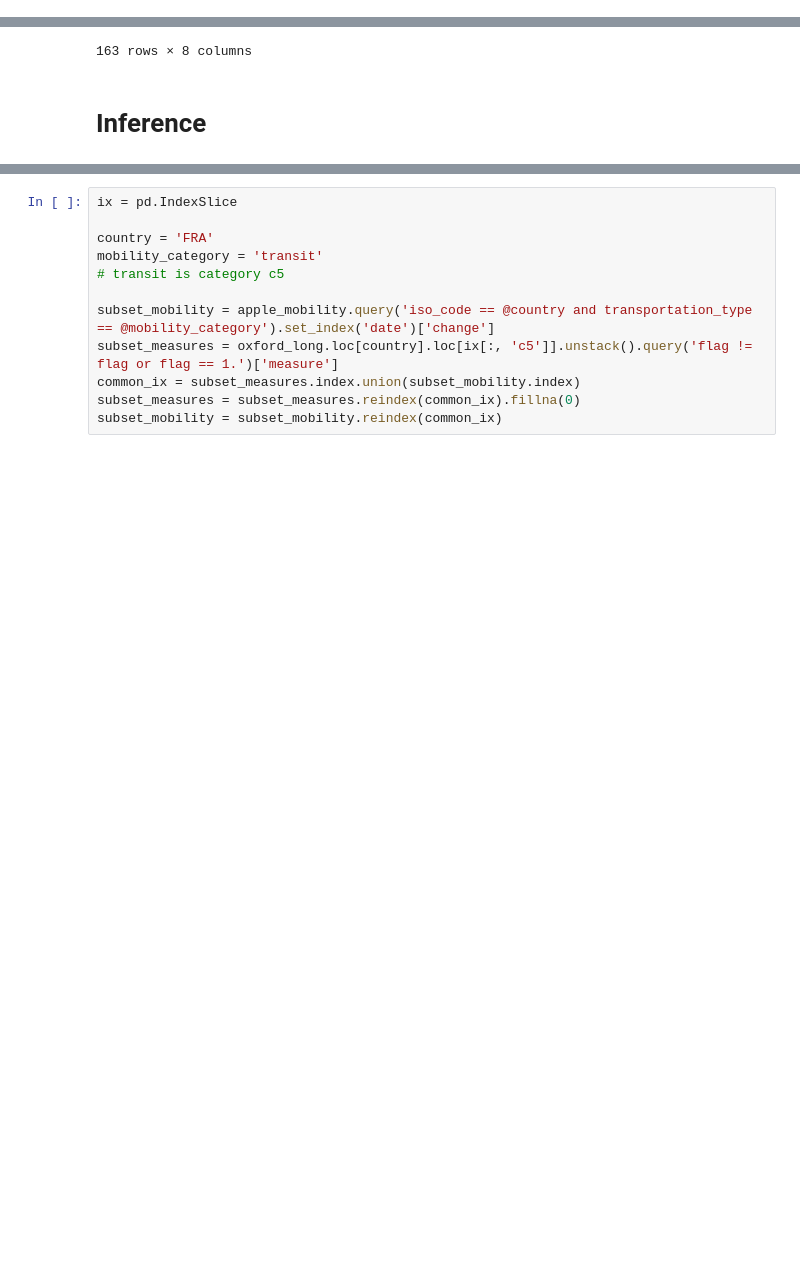
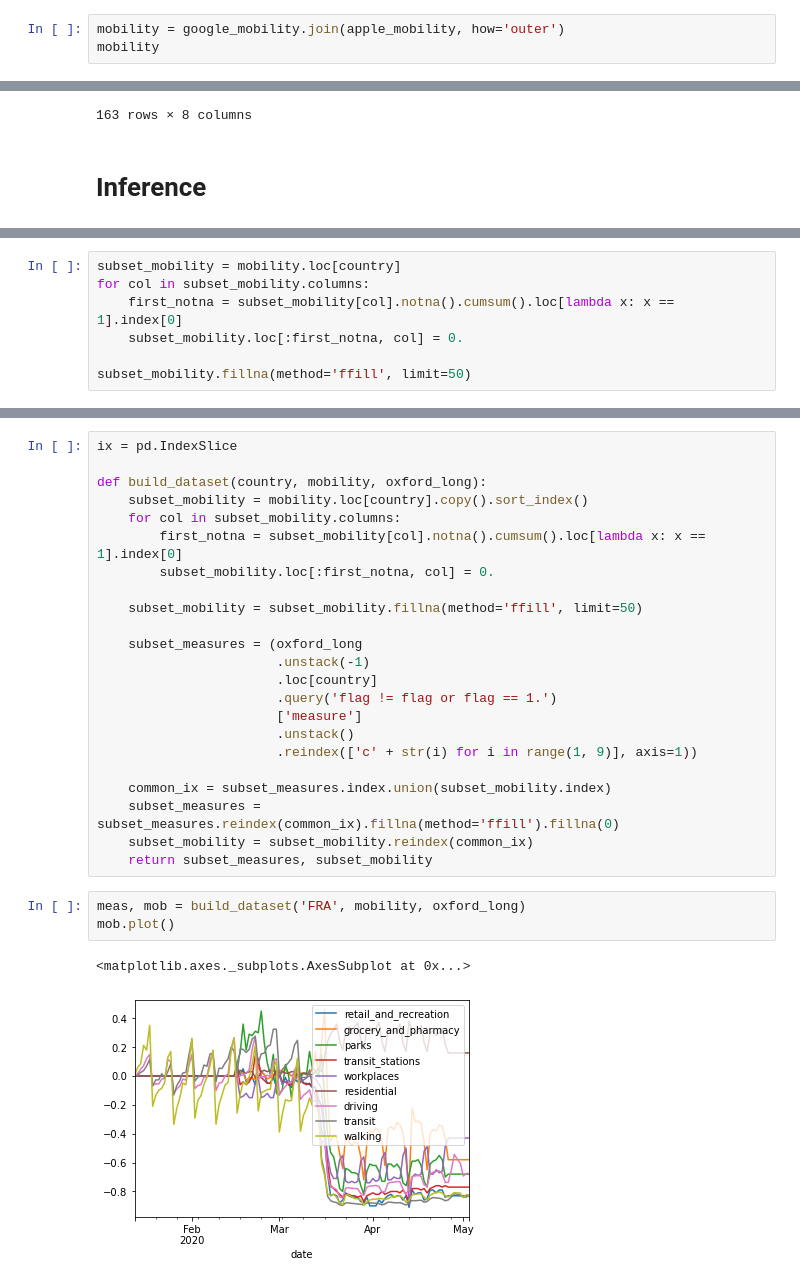
Before and after one commit to horaceg/uncover, a Jupyter notebook: working/measures_mobility.ipynb, the cells around one changed output, grey strips where cells are left out. Cells and saved outputs as stored; diff of their text form; blank space fills up the shorter version.

```diff
--- a/working/measures_mobility.ipynb
+++ b/working/measures_mobility.ipynb
@@ -79,0 +114,3 @@ apple_mobility
+# %%
+mobility = google_mobility.join(apple_mobility, how='outer')
+mobility
@@ -168,0 +241,7 @@ oxford_long.loc['FRA'].unstack(-2)
+# %%
+subset_mobility = mobility.loc[country]
+for col in subset_mobility.columns:
+    first_notna = subset_mobility[col].notna().cumsum().loc[lambda x: x == 1].index[0]
+    subset_mobility.loc[:first_notna, col] = 0.
+
+subset_mobility.fillna(method='ffill', limit=50)
@@ -169,15 +267,32 @@ oxford_long.loc['FRA'].unstack(-2)
 # %%
 ix = pd.IndexSlice
 
-country = 'FRA'
-mobility_category = 'transit'
-# transit is category c5
+def build_dataset(country, mobility, oxford_long):
+    subset_mobility = mobility.loc[country].copy().sort_index()
+    for col in subset_mobility.columns:
+        first_notna = subset_mobility[col].notna().cumsum().loc[lambda x: x == 1].index[0]
+        subset_mobility.loc[:first_notna, col] = 0.
 
-subset_mobility = apple_mobility.query('iso_code == @country and transportation_type == @mobility_category').set_index('date')['change']
-subset_measures = oxford_long.loc[country].loc[ix[:, 'c5']].unstack().query('flag != flag or flag == 1.')['measure']
-common_ix = subset_measures.index.union(subset_mobility.index)
-subset_measures = subset_measures.reindex(common_ix).fillna(0)
-subset_mobility = subset_mobility.reindex(common_ix)
+    subset_mobility = subset_mobility.fillna(method='ffill', limit=50)
+
+    subset_measures = (oxford_long
+                       .unstack(-1)
+                       .loc[country]
+                       .query('flag != flag or flag == 1.')
+                       ['measure']
+                       .unstack()
+                       .reindex(['c' + str(i) for i in range(1, 9)], axis=1))
+
+    common_ix = subset_measures.index.union(subset_mobility.index)
+    subset_measures = subset_measures.reindex(common_ix).fillna(method='ffill').fillna(0)
+    subset_mobility = subset_mobility.reindex(common_ix)
+    return subset_measures, subset_mobility
+# %%
+meas, mob = build_dataset('FRA', mobility, oxford_long)
+mob.plot()
+# %% [output]
+<matplotlib.axes._subplots.AxesSubplot at 0x...>
+[figure, added]
 # %%
 def reparametrize_gamma(mean, std):
     var = std ** 2
```
Also changed, not shown: parts of 19 cells of this notebook.
